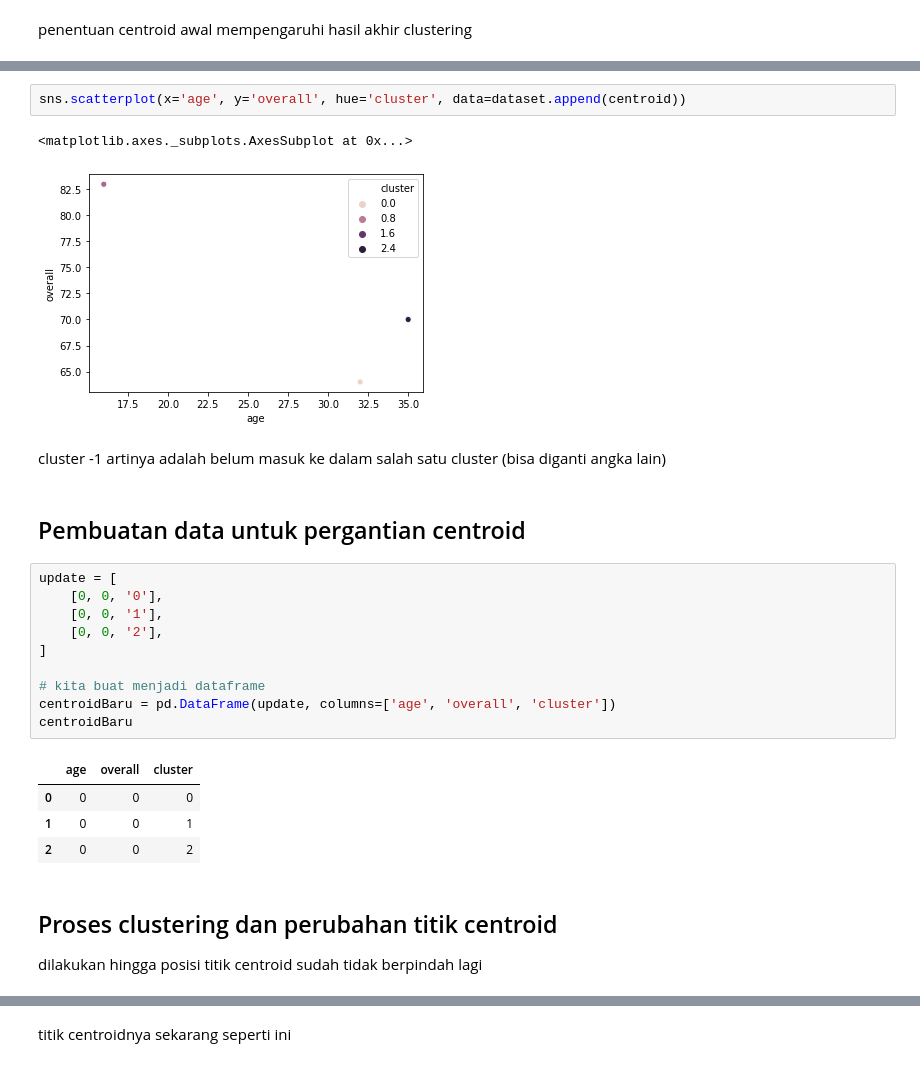
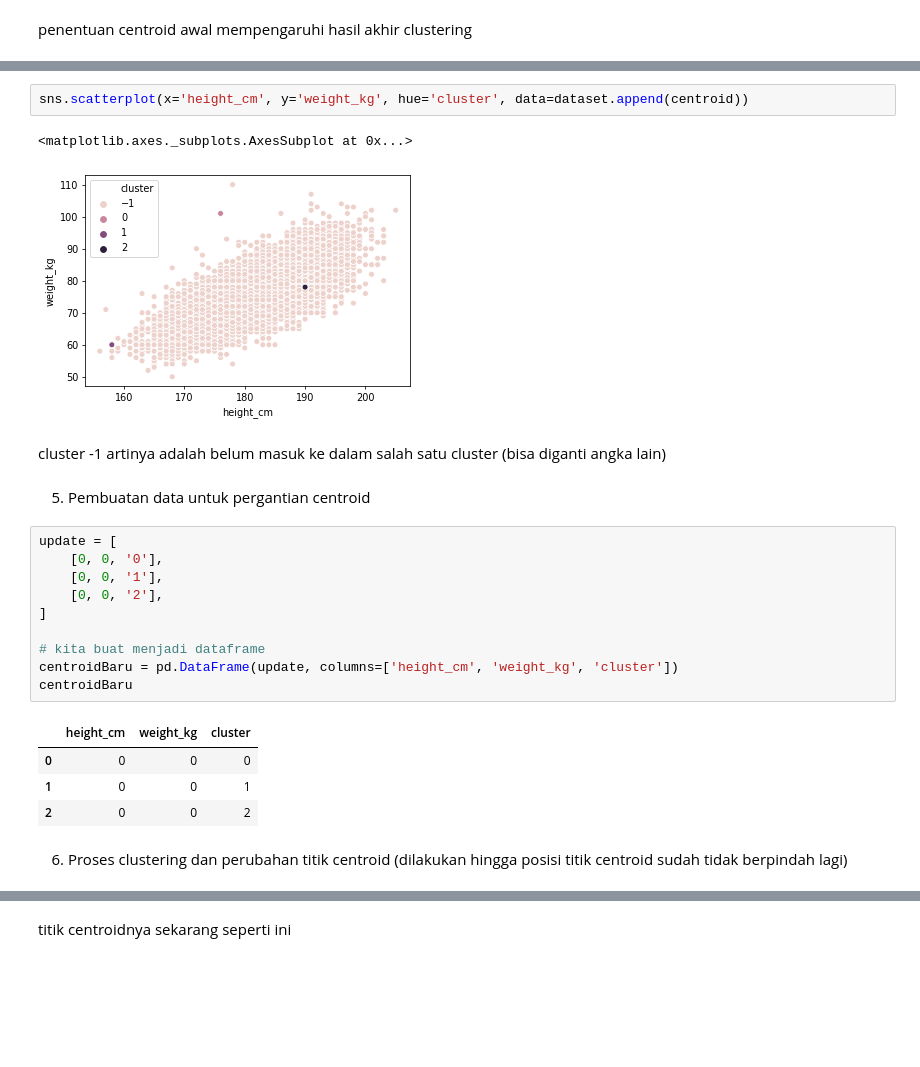
Before and after one commit to daffamaul30/K-Means, a Jupyter notebook: Clustering.ipynb, the cells around one changed output, grey strips where cells are left out. Saved outputs shown, nothing was run; the diff lists cells and outputs as text; blank space fills up the shorter version.

```diff
--- a/Clustering.ipynb
+++ b/Clustering.ipynb
@@ -97,30 +156,29 @@ penentuan centroid awal mempengaruhi hasil akhir clustering
 # %%
-sns.scatterplot(x='age', y='overall', hue='cluster', data=dataset.append(centroid))
+sns.scatterplot(x='height_cm', y='weight_kg', hue='cluster', data=dataset.append(centroid))
 # %% [output]
 <matplotlib.axes._subplots.AxesSubplot at 0x...>
-[figure, old version]
+[figure, new version]
 # %% [markdown]
 cluster -1 artinya adalah belum masuk ke dalam salah satu cluster (bisa diganti angka lain)
 # %% [markdown]
-## Pembuatan data untuk pergantian centroid
+5. Pembuatan data untuk pergantian centroid
 # %%
 update = [
     [0, 0, '0'],
     [0, 0, '1'],
     [0, 0, '2'],
 ]
 
 # kita buat menjadi dataframe
-centroidBaru = pd.DataFrame(update, columns=['age', 'overall', 'cluster'])
+centroidBaru = pd.DataFrame(update, columns=['height_cm', 'weight_kg', 'cluster'])
 centroidBaru
 # %% [output]
-|  | age | overall | cluster |
+|  | height_cm | weight_kg | cluster |
 | 0 | 0 | 0 | 0 |
 | 1 | 0 | 0 | 1 |
 | 2 | 0 | 0 | 2 |
 # %% [markdown]
-## Proses clustering dan perubahan titik centroid
-dilakukan hingga posisi titik centroid sudah tidak berpindah lagi
+6. Proses clustering dan perubahan titik centroid (dilakukan hingga posisi titik centroid sudah tidak berpindah lagi)
 # %%
 notSame = True
 j = 1
```
Also changed, not shown: parts of 67 cells of this notebook, 1 other file.
